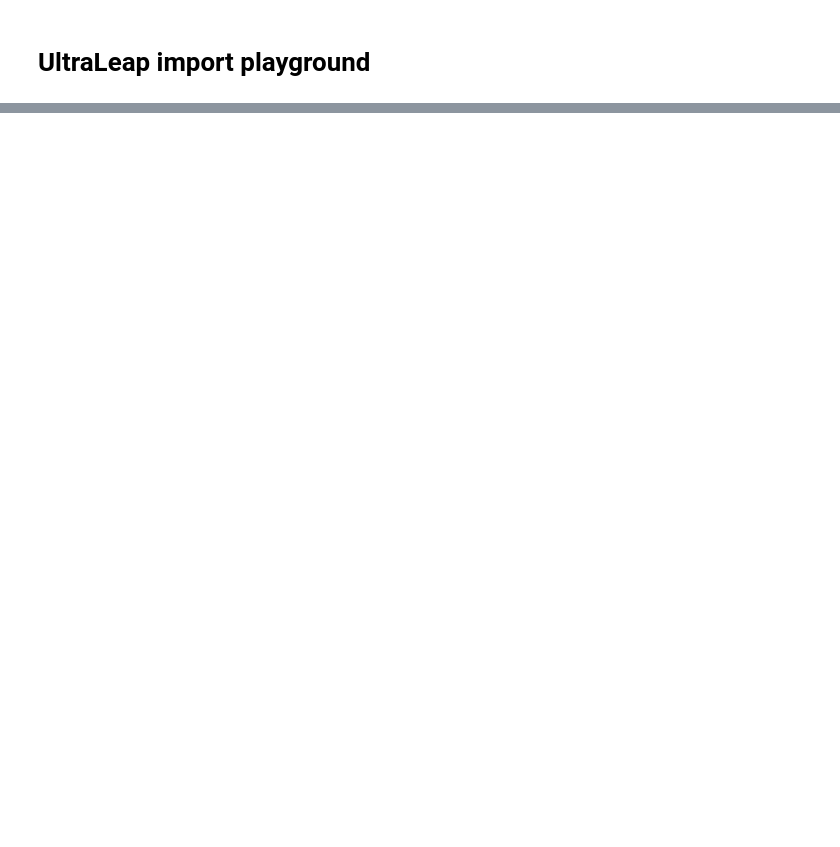
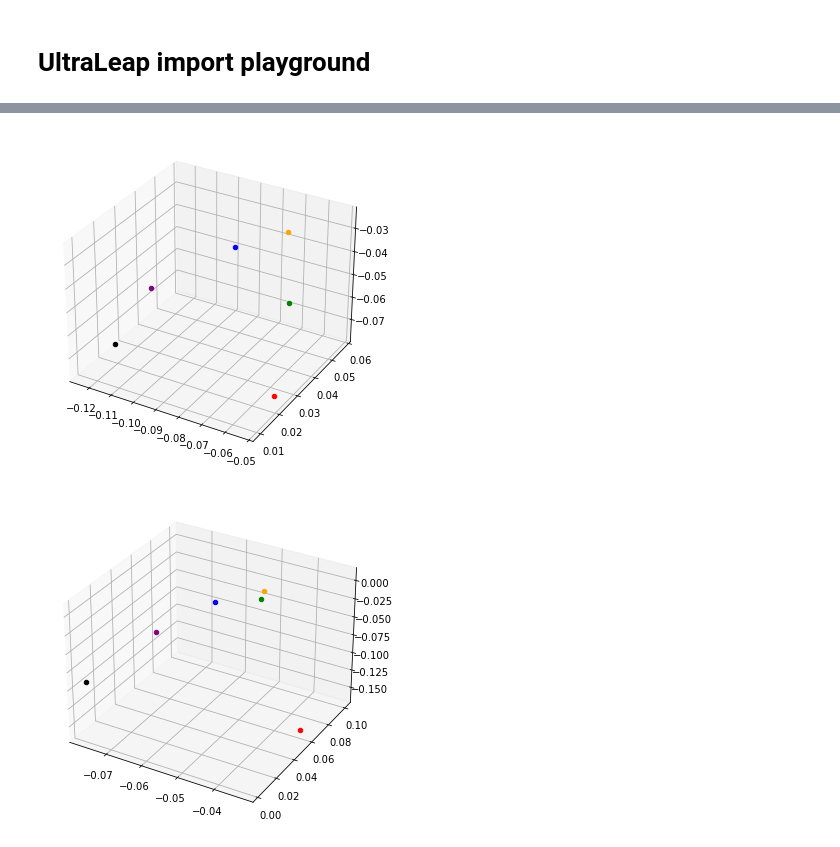
Before and after one commit to jgvhabets/ultraleap-tracking, a Jupyter notebook: py_analysis/preprocessing/import_playground.ipynb, the cells around one changed output, grey strips where cells are left out. Drawn from its saved outputs; the diff is of its cells as text; code cells hidden in the pictures; blank space fills up the shorter version.

```diff
--- a/py_analysis/preprocessing/import_playground.ipynb
+++ b/py_analysis/preprocessing/import_playground.ipynb
@@ -39,0 +236,25 @@ data[side] = import_unity.unityData_2_DataFrame(df)
+# %%
+### 3d plotting the localisation of single "event" fingertip positions in relation to palm ###
+
+# #fist
+fig = plt.figure(figsize=(6,6))
+ax = fig.add_subplot(111, projection = '3d')
+thumb = ax.scatter(-0.0534,	0.0234,	-0.0763, color ='red')
+index = ax.scatter(-0.0693,	0.0519,	-0.0618, color = 'green')
+middle = ax.scatter(-0.0747,	0.0576,	-0.0362, color = 'orange')
+ring = ax.scatter(-0.0761,	0.0301,	-0.0247	, color = 'blue')
+pinky = ax.scatter(-0.0941,	0.0096,	-0.0320, color = 'purple')
+palm = ax.scatter(-0.1238,	0.0230,	-0.0748	, color = 'black')
+
+# #no fist
+fig = plt.figure(figsize=(6,6))
+ax = fig.add_subplot(111, projection = '3d')
+thumb = ax.scatter(-0.0329,	0.0603,	-0.1598	, color ='red')
+index = ax.scatter(-0.0539,	0.0998,	-0.0502, color = 'green')
+middle = ax.scatter(-0.0496,	0.0846,	-0.0176, color = 'orange')
+ring = ax.scatter(-0.0527,	0.0442,	0.0053	, color = 'blue')
+pinky = ax.scatter(-0.0585,	0.0070,	-0.0017, color = 'purple')
+palm = ax.scatter(-0.0773,	0.0022,	-0.0912	, color = 'black')
+# %% [output]
+[figure, added]
+[figure, added]
```
Also changed, not shown: parts of 29 cells of this notebook, 1 other file.
